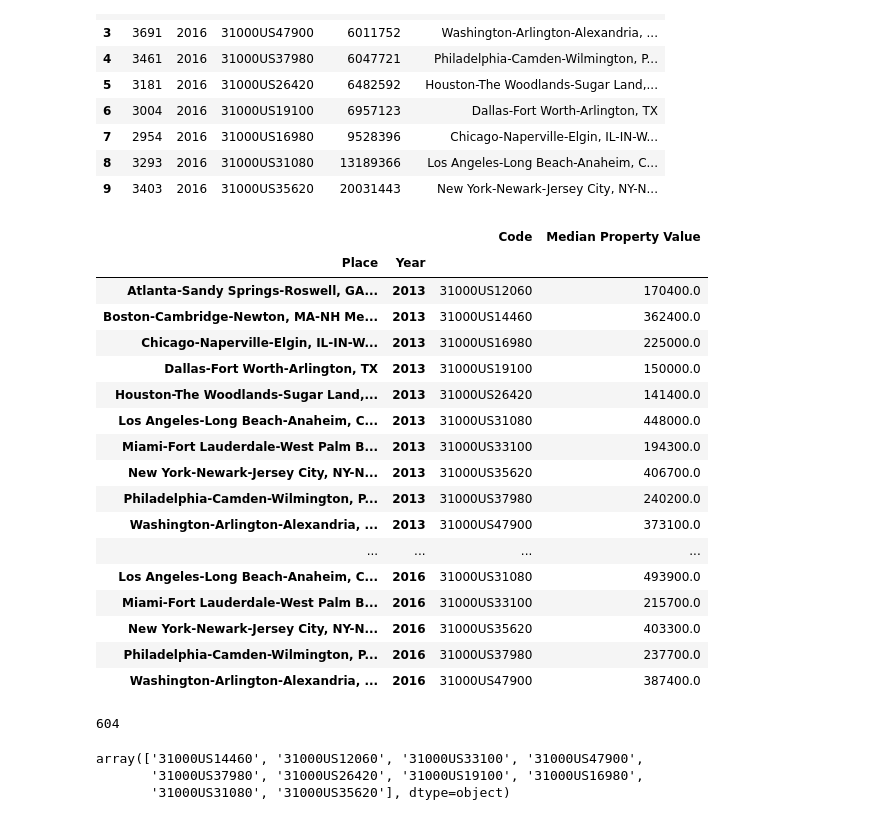
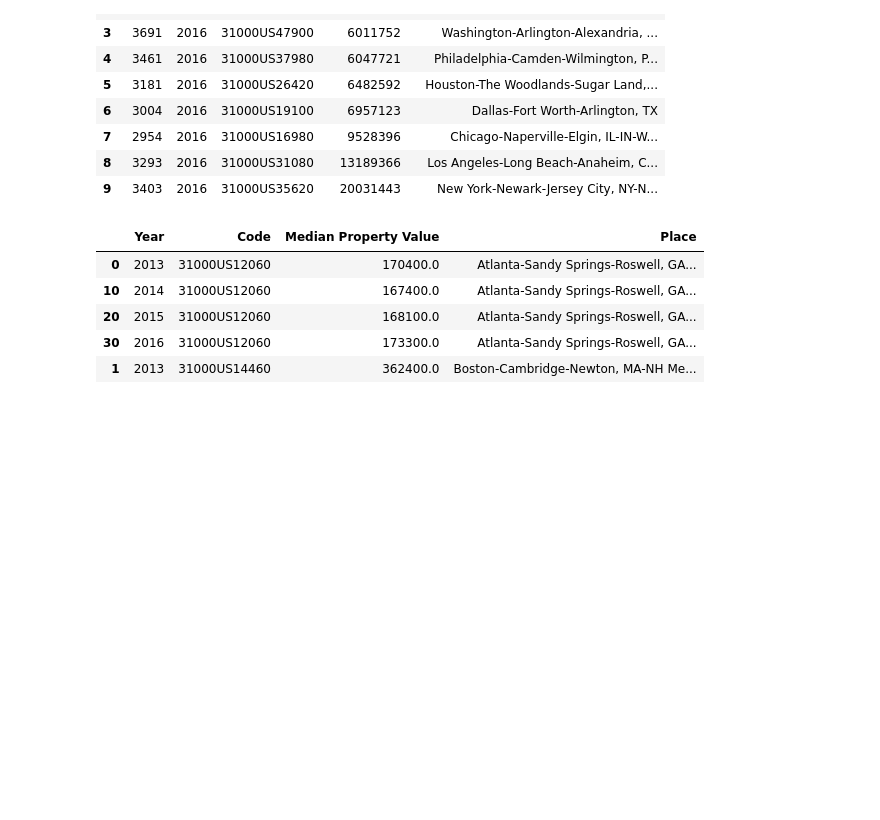
Before and after one commit to aneou/Springboard, a Jupyter notebook: data collection.ipynb, the cells around one changed output. Cells and saved outputs as stored; diff of their text form; code cells hidden in the pictures; blank space fills up the shorter version.

```diff
--- a/data collection.ipynb
+++ b/data collection.ipynb
@@ -40,47 +40,21 @@ dfnames.reset_index()
 # %%
 #median property value
 mpv=requests.get('https://db.datausa.io/api/?show=geo&sumlevel=msa&required=median_property_value&year=all',headers=headers).json()['data']
 #commute time
 commute_time=requests.get('https://datausa.io/api/data?measure=Average Commute Time&drilldowns=MSA',headers=headers).json()['data']
 mpvtemp=[]
 for lis in mpv:
      if lis[1] in dfnames['Code'].values:
             lis.append(metro_names[lis[1]])
             mpvtemp.append(lis)
-dfmpv=pd.DataFrame(mpvtemp,columns=['Year','Code','Median Property Value','Place'])
-dfmpv=dfmpv.set_index(['Place','Year'])
-dfmpv
+df_mpv=pd.DataFrame(mpvtemp,columns=['Year','Code','Median Property Value','Place'])
+df_mpv=df_mpv.sort_values(['Place','Year'])
+#df_mpv=df_mpv.set_index(['Place','Year'])
+df_mpv.head()
 # %% [output]
-|  |  | Code | Median Property Value |
-| Place | Year |  |  |
-| Atlanta-Sandy Springs-Roswell, GA... | 2013 | 31000US12060 | 170400.0 |
-| Boston-Cambridge-Newton, MA-NH Me... | 2013 | 31000US14460 | 362400.0 |
-| Chicago-Naperville-Elgin, IL-IN-W... | 2013 | 31000US16980 | 225000.0 |
-| Dallas-Fort Worth-Arlington, TX | 2013 | 31000US19100 | 150000.0 |
-| Houston-The Woodlands-Sugar Land,... | 2013 | 31000US26420 | 141400.0 |
-| Los Angeles-Long Beach-Anaheim, C... | 2013 | 31000US31080 | 448000.0 |
-| Miami-Fort Lauderdale-West Palm B... | 2013 | 31000US33100 | 194300.0 |
-| New York-Newark-Jersey City, NY-N... | 2013 | 31000US35620 | 406700.0 |
-| Philadelphia-Camden-Wilmington, P... | 2013 | 31000US37980 | 240200.0 |
-| Washington-Arlington-Alexandria, ... | 2013 | 31000US47900 | 373100.0 |
-| ... | ... | ... | ... |
-| Los Angeles-Long Beach-Anaheim, C... | 2016 | 31000US31080 | 493900.0 |
-| Miami-Fort Lauderdale-West Palm B... | 2016 | 31000US33100 | 215700.0 |
-| New York-Newark-Jersey City, NY-N... | 2016 | 31000US35620 | 403300.0 |
-| Philadelphia-Camden-Wilmington, P... | 2016 | 31000US37980 | 237700.0 |
-| Washington-Arlington-Alexandria, ... | 2016 | 31000US47900 | 387400.0 |
+|  | Year | Code | Median Property Value | Place |
+| 0 | 2013 | 31000US12060 | 170400.0 | Atlanta-Sandy Springs-Roswell, GA... |
+| 10 | 2014 | 31000US12060 | 167400.0 | Atlanta-Sandy Springs-Roswell, GA... |
+| 20 | 2015 | 31000US12060 | 168100.0 | Atlanta-Sandy Springs-Roswell, GA... |
+| 30 | 2016 | 31000US12060 | 173300.0 | Atlanta-Sandy Springs-Roswell, GA... |
+| 1 | 2013 | 31000US14460 | 362400.0 | Boston-Cambridge-Newton, MA-NH Me... |
-# %%
-counter=0
-loc=None;
-for lis in mpv:
-    if lis[1]=='31000US35620':
-        loc=counter
-        break
-    counter+=1
-print(counter)
-dfnames['Code'].values
-# %% [output]
-604
-array(['31000US14460', '31000US12060', '31000US33100', '31000US47900',
-       '31000US37980', '31000US26420', '31000US19100', '31000US16980',
-       '31000US31080', '31000US35620'], dtype=object)
```
Also changed, not shown: parts of 18 cells of this notebook.
